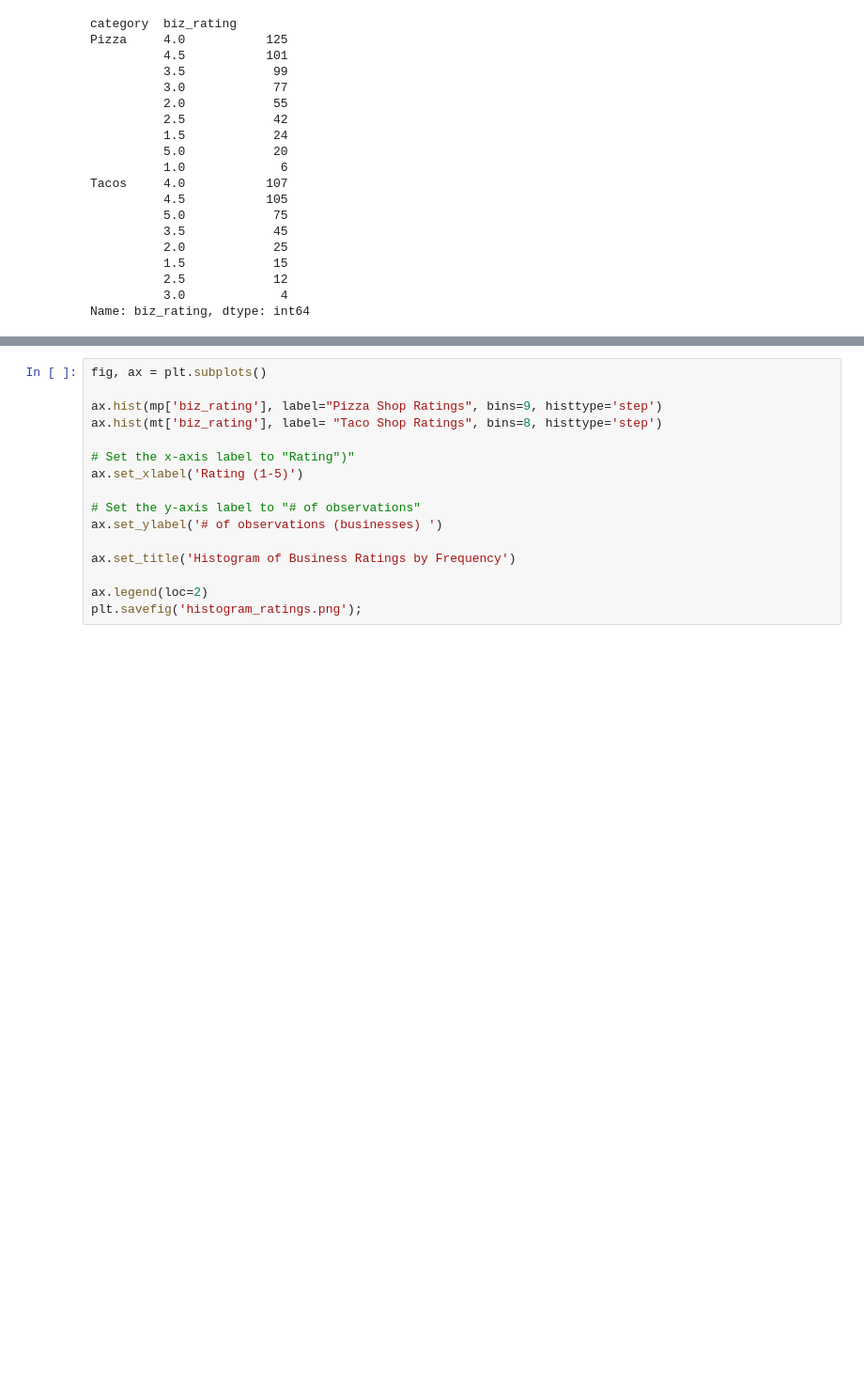
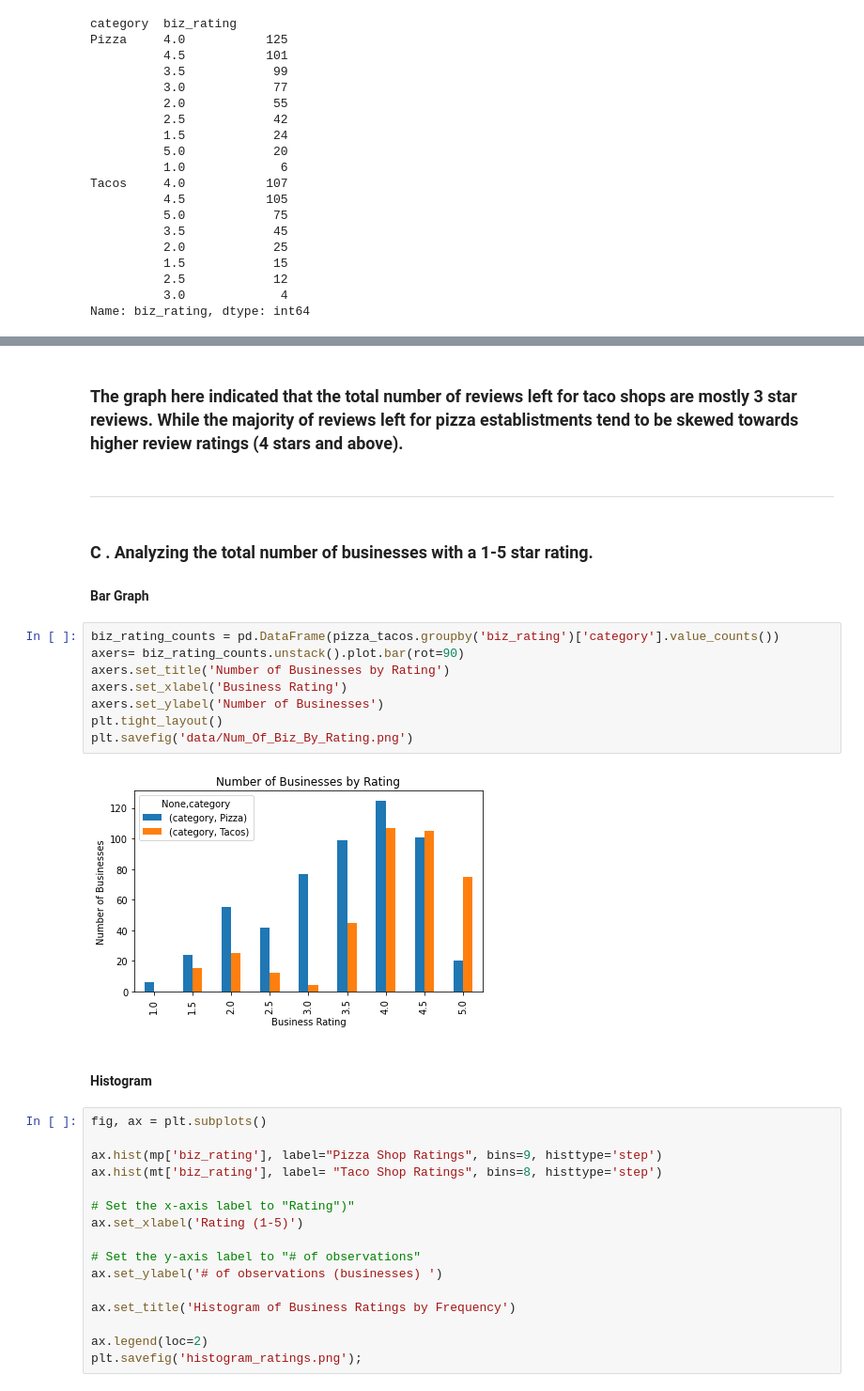
Before and after one commit to tsayula/Bikes_Repo, a Jupyter notebook: Final_Notebook.ipynb, the cells around one changed output, grey strips where cells are left out. Shown at 94% size. Cells and saved outputs as stored; diff of their text form; blank space fills up the shorter version.

```diff
--- a/Final_Notebook.ipynb
+++ b/Final_Notebook.ipynb
@@ -759,3 +832,22 @@ mt.groupby('biz_rating').agg({'rating': 'sum'})
+# %% [markdown]
+### The graph here indicated that the total number of reviews left for taco shops are mostly 3 star reviews.        While the majority of reviews left for pizza establistments tend to be skewed towards higher review ratings (4 stars and above).
+# %% [markdown]
+______________
+# %% [markdown]
+### C . Analyzing the total number of businesses with a 1-5 star rating.
+#### Bar Graph
+# %%
+biz_rating_counts = pd.DataFrame(pizza_tacos.groupby('biz_rating')['category'].value_counts())
+axers= biz_rating_counts.unstack().plot.bar(rot=90)
+axers.set_title('Number of Businesses by Rating')
+axers.set_xlabel('Business Rating')
+axers.set_ylabel('Number of Businesses')
+plt.tight_layout()
+plt.savefig('data/Num_Of_Biz_By_Rating.png')
+# %% [output]
+[figure, added]
+# %% [markdown]
+#### Histogram
 # %%
 fig, ax = plt.subplots()
 
```
Also changed, not shown: parts of 54 cells of this notebook.
